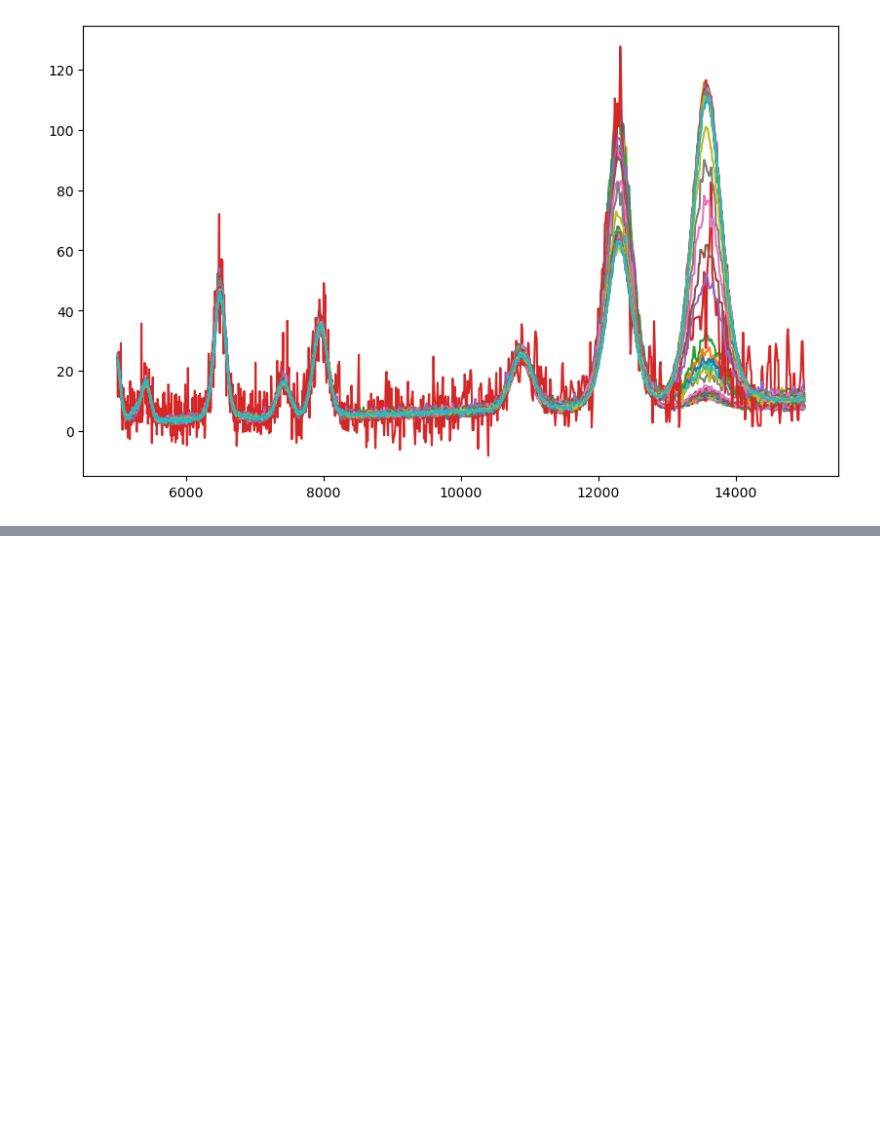
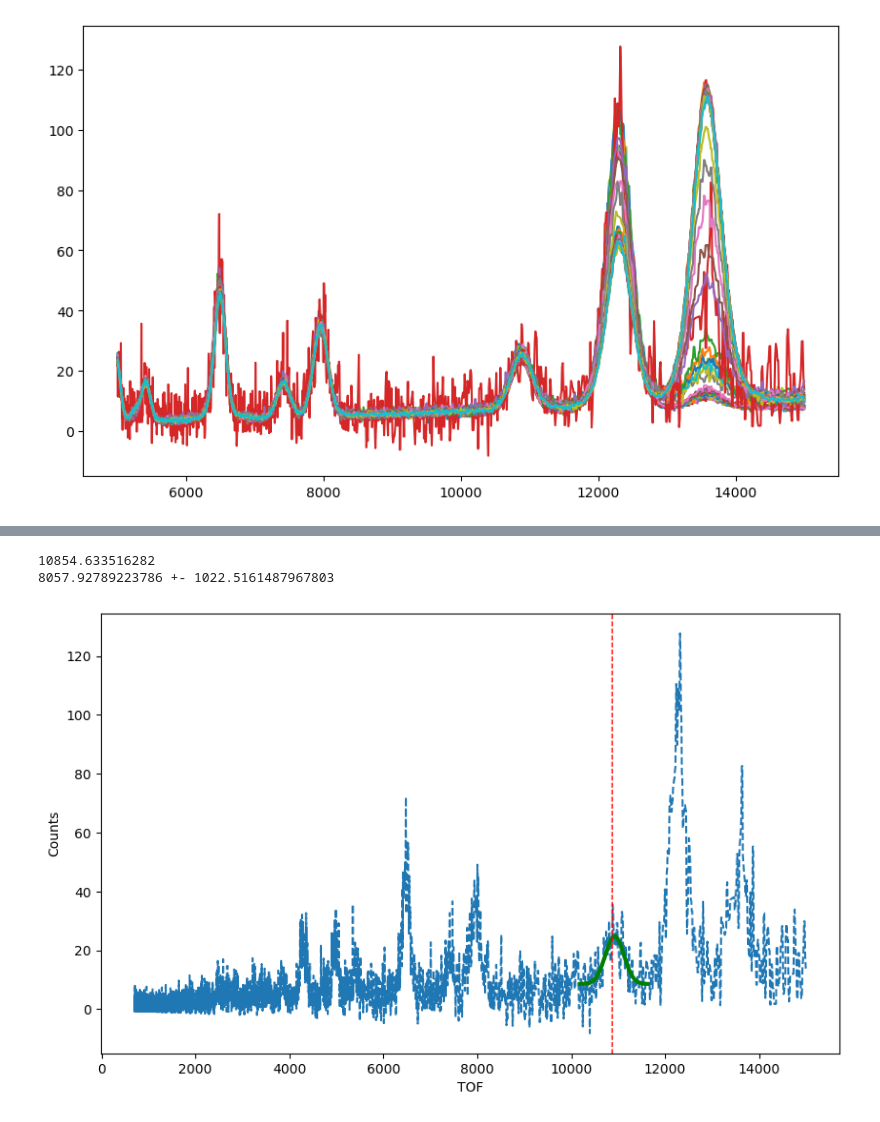
Before and after one commit to mdoucet/illumine, a Jupyter notebook: nomfe2o3/notebooks/fit_peaks.ipynb, the cells around one changed output, grey strips where cells are left out. Saved outputs shown, nothing was run; the diff lists cells and outputs as text; code cells hidden in the pictures; blank space fills up the shorter version.

```diff
--- a/nomfe2o3/notebooks/fit_peaks.ipynb
+++ b/nomfe2o3/notebooks/fit_peaks.ipynb
@@ -39,0 +110,49 @@ peak = analysis.peak_finder(tof, counts, peak_prominence=2)
+# %%
+from scipy.signal import find_peaks, find_peaks_cwt
+from scipy.optimize import curve_fit
+reload(analysis)
+
+index = 48
+
+tof = ramp[index][0]
+counts = ramp[index][1]
+
+peak = tof[_peaks[0]]
+print(peak)
+
+
+delta = tof / 15
+mask = (tof > peak - delta) & (tof < peak + delta)
+
+popt, pcov = curve_fit(
+    analysis.gaussian,
+    tof[mask],
+    counts[mask],
+    p0=[counts[mask].max(), peak, 10, counts[mask].min()],
+)
+perr = np.sqrt(np.diag(pcov))
+a = np.fabs(popt[0] * popt[2] * np.sqrt(2 * np.pi))
+err_a = np.sqrt(2 * np.pi) * np.sqrt(
+    popt[0] ** 2 * perr[2] ** 2 + popt[2] ** 2 * perr[0] ** 2
+)
+
+print(f"{a} +- {err_a}")
+
+plt.figure(figsize=(10, 6))
+plt.plot(tof, counts, linestyle="--")
+plt.plot(
+    tof[mask],
+    analysis.gaussian(tof[mask], *popt),
+    color="green",
+    linestyle="-",
+    linewidth=3,
+)
+plt.axvline(x=peak, color="r", linestyle="--", linewidth=1)
+
+plt.xlabel("TOF")
+plt.ylabel("Counts")
+plt.show()
+# %% [output]
+10854.633516282
+8057.92789223786 +- 1022.5161487967803
+[figure, added]
```
Also changed, not shown: parts of 4 cells of this notebook, 1 other file.
